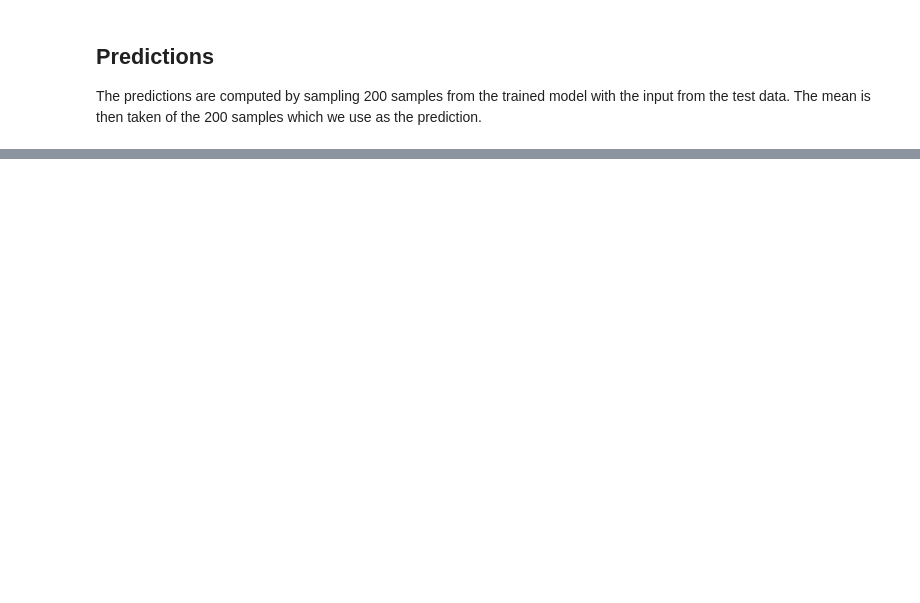
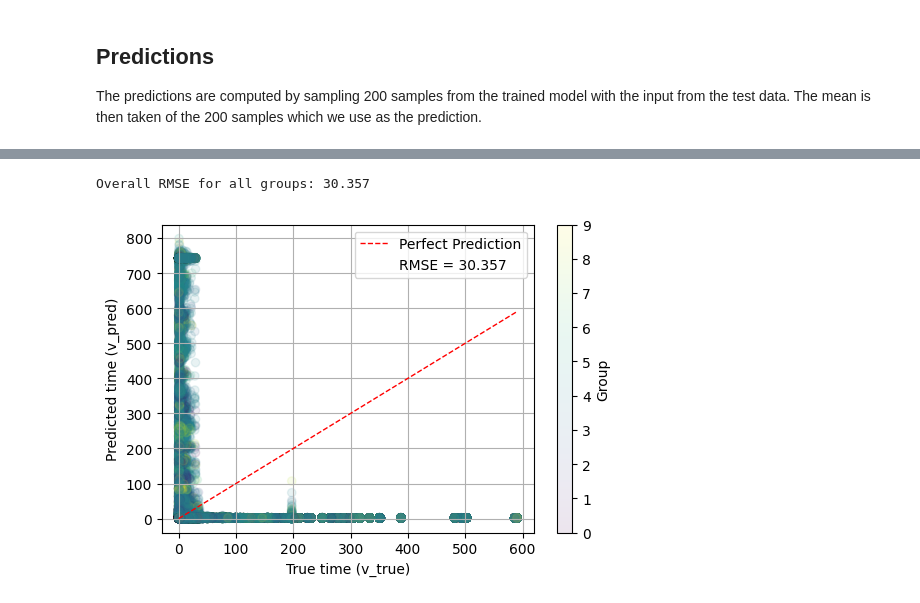
Before and after one commit to KarolineKlan/mbml_project, a Jupyter notebook: 2_Mixture_Model.ipynb, the cells around one changed output, grey strips where cells are left out. Cells and saved outputs as stored; diff of their text form; code cells hidden in the pictures; blank space fills up the shorter version.

```diff
--- a/2_Mixture_Model.ipynb
+++ b/2_Mixture_Model.ipynb
@@ -465,0 +489,24 @@ Minimum 0.0 and maximum 47.5
+# %%
+# Plot True vs Predicted for time
+
+group_assignments = samples["g"].cpu().numpy().flatten()  # Ensure group assignments are flattened
+
+plt.figure(figsize=(6, 4))
+scatter =plt.scatter(true_v_copied.flatten(), pred_v_samples.flatten(),c=group_assignments, cmap='viridis',  alpha=0.1)
+plt.colorbar(scatter, label="Group")  # Add a colorbar to show group labels
+
+all_rmse= np.sqrt(mean_squared_error(true_v_copied.flatten(), pred_v_samples.flatten()))
+print(f"Overall RMSE for all groups: {all_rmse:.3f}")
+plt.plot([true_v_copied.flatten().min(), true_v_copied.flatten().max()],
+        [true_v_copied.flatten().min(), true_v_copied.flatten().max()],
+            'r--', linewidth=1,label="Perfect Prediction")
+plt.plot([], [], ' ', label=f"RMSE = {all_rmse:.3f}")
+
+plt.xlabel("True time (v_true)")
+plt.ylabel("Predicted time (v_pred)")
+plt.legend()
+plt.grid()
+plt.show()
+# %% [output]
+Overall RMSE for all groups: 30.357
+[figure, added]
```
Also changed, not shown: parts of 14 cells of this notebook, 3 other files.
